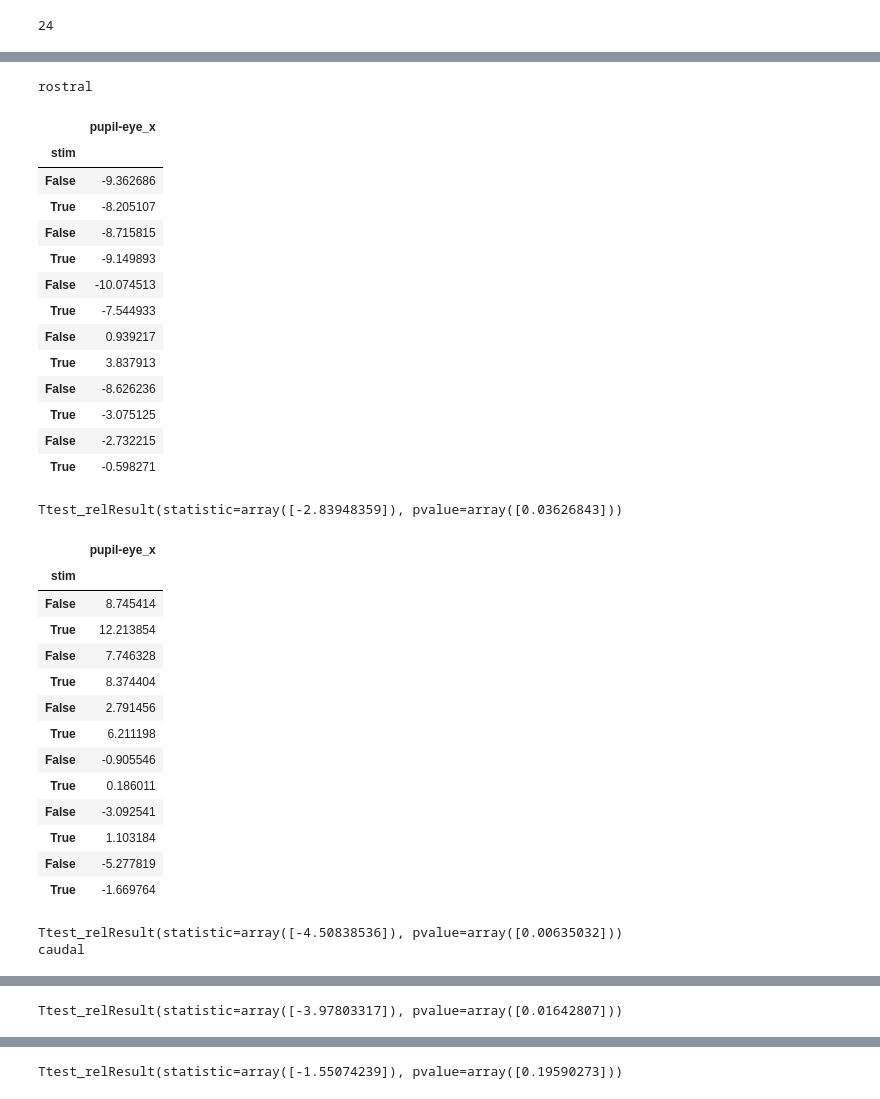
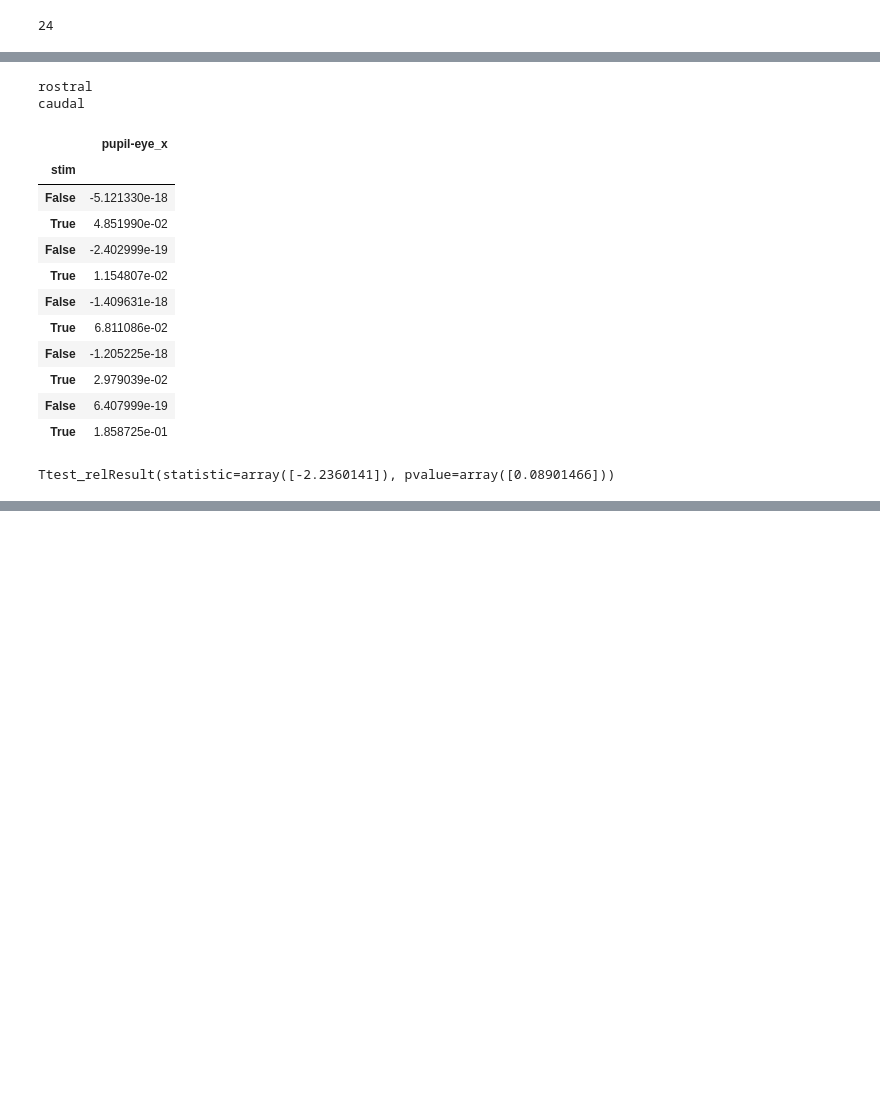
Before and after one commit to yongcheoljeong/yolov5-eye-movement, a Jupyter notebook: analysis/LabelAnalysis.ipynb, the cells around one changed output, grey strips where cells are left out. Cells and saved outputs as stored; diff of their text form; code cells hidden in the pictures; blank space fills up the shorter version.

```diff
--- a/analysis/LabelAnalysis.ipynb
+++ b/analysis/LabelAnalysis.ipynb
@@ -238,7 +242,7 @@ for _name in filenames:
 from scipy.stats import ttest_rel
 
 ## t-test
-xlsx_path = r'C:\Users\jyc13\Documents\Python Scripts\openCV_eyemovement\analysis\result_xlsx\rostral4'
+xlsx_path = r'C:\Users\jyc13\Documents\Python Scripts\openCV_eyemovement\analysis\result_xlsx\rostral6'
 xlsx_files = os.listdir(xlsx_path)
 lfiles = [x for x in xlsx_files if 'L 20hz' in x]
 rfiles = [x for x in xlsx_files if 'R 20hz' in x]
@@ -258,62 +262,45 @@ def do_ttest(files):
         df = df.dropna().groupby(['stim'])[['pupil-eye_x']].mean()
         single_mouse.append(df)
 
     int_df = pd.concat(single_mouse)
     display(int_df)
 
     print(ttest_rel(int_df.xs(False), int_df.xs(True)))
 
 # rostral
 print('rostral')
 do_ttest(lfiles)
 do_ttest(rfiles)
 
 # caudal
-xlsx_path = r'C:\Users\jyc13\Documents\Python Scripts\openCV_eyemovement\analysis\result_xlsx\caudal4'
+xlsx_path = r'C:\Users\jyc13\Documents\Python Scripts\openCV_eyemovement\analysis\result_xlsx\caudal6'
 xlsx_files = os.listdir(xlsx_path)
 lfiles = [x for x in xlsx_files if 'L 20hz' in x]
 rfiles = [x for x in xlsx_files if 'R 20hz' in x]
 
-except_lfiles = ['38 L 20hz 5ms 5s.MP4', '62 L 20hz 5ms 5s.MP4']
+except_lfiles = []
 except_lfiles = [x+'.xlsx' for x in except_lfiles]
-except_rfiles = ['38 R 20hz 5ms 5s.MP4', '62 R 20hz 5ms 5s.MP4']
+except_rfiles = ['63 R 20hz 5ms 5s.MP4']
 except_rfiles = [x+'.xlsx' for x in except_rfiles]
 
 lfiles = [x for x in lfiles if x not in except_lfiles]
 rfiles = [x for x in rfiles if x not in except_rfiles]
 print('caudal')
 do_ttest(lfiles)
 do_ttest(rfiles)
 # %% [output]
 rostral
+caudal
 |  | pupil-eye_x |
 | stim |  |
-| False | -9.362686 |
-| True | -8.205107 |
-| False | -8.715815 |
-| True | -9.149893 |
-| False | -10.074513 |
-| True | -7.544933 |
-| False | 0.939217 |
-| True | 3.837913 |
-| False | -8.626236 |
-| True | -3.075125 |
-| False | -2.732215 |
-| True | -0.598271 |
+| False | -5.121330e-18 |
+| True | 4.851990e-02 |
+| False | -2.402999e-19 |
+| True | 1.154807e-02 |
+| False | -1.409631e-18 |
+| True | 6.811086e-02 |
+| False | -1.205225e-18 |
+| True | 2.979039e-02 |
+| False | 6.407999e-19 |
+| True | 1.858725e-01 |
-Ttest_relResult(statistic=array([-2.83948359]), pvalue=array([0.03626843]))
+Ttest_relResult(statistic=array([-2.2360141]), pvalue=array([0.08901466]))
-|  | pupil-eye_x |
-| stim |  |
-| False | 8.745414 |
-| True | 12.213854 |
-| False | 7.746328 |
-| True | 8.374404 |
-| False | 2.791456 |
-| True | 6.211198 |
-| False | -0.905546 |
-| True | 0.186011 |
-| False | -3.092541 |
-| True | 1.103184 |
-| False | -5.277819 |
-| True | -1.669764 |
-Ttest_relResult(statistic=array([-4.50838536]), pvalue=array([0.00635032]))
-caudal
@@ -332 +306,0 @@ caudal
-Ttest_relResult(statistic=array([-3.97803317]), pvalue=array([0.01642807]))
@@ -345 +306,0 @@ Ttest_relResult(statistic=array([-3.97803317]), pvalue=array([0.01642807]))
-Ttest_relResult(statistic=array([-1.55074239]), pvalue=array([0.19590273]))
```
Also changed, not shown: parts of 4 cells of this notebook, 3 other files.
